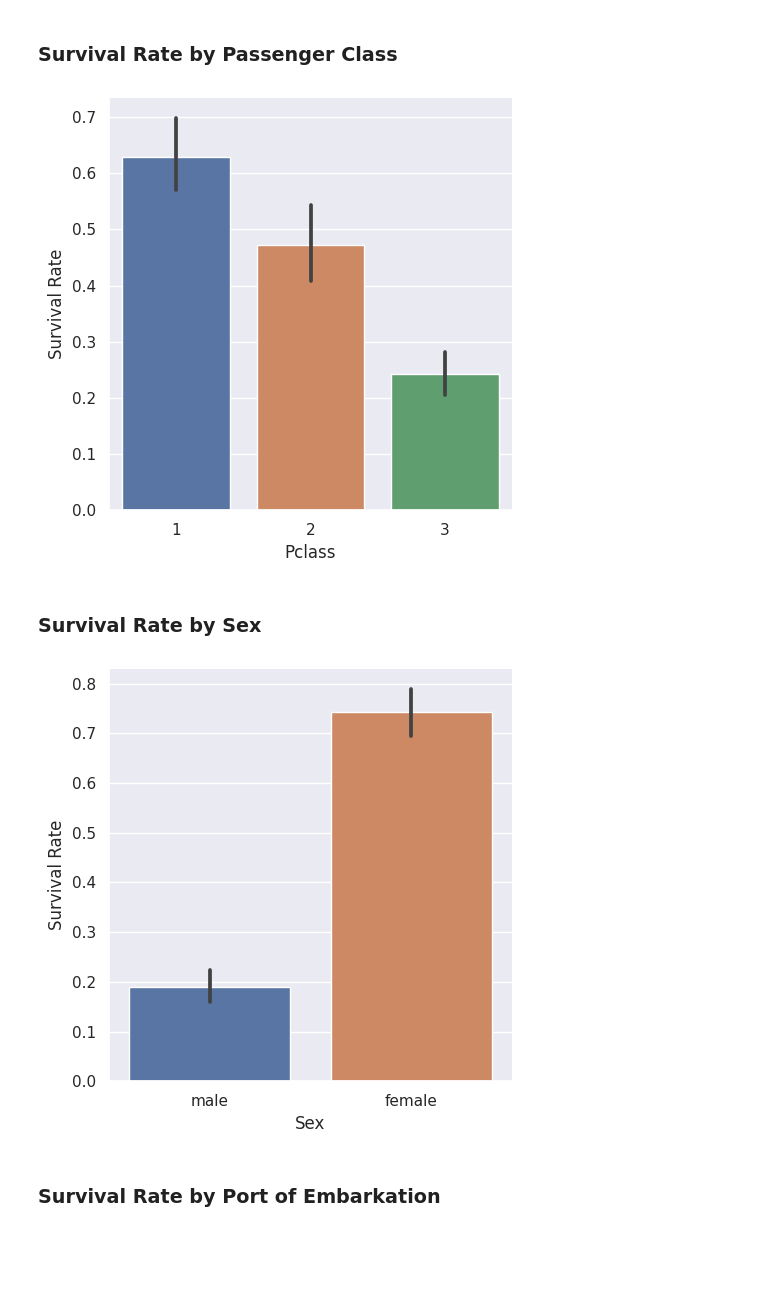
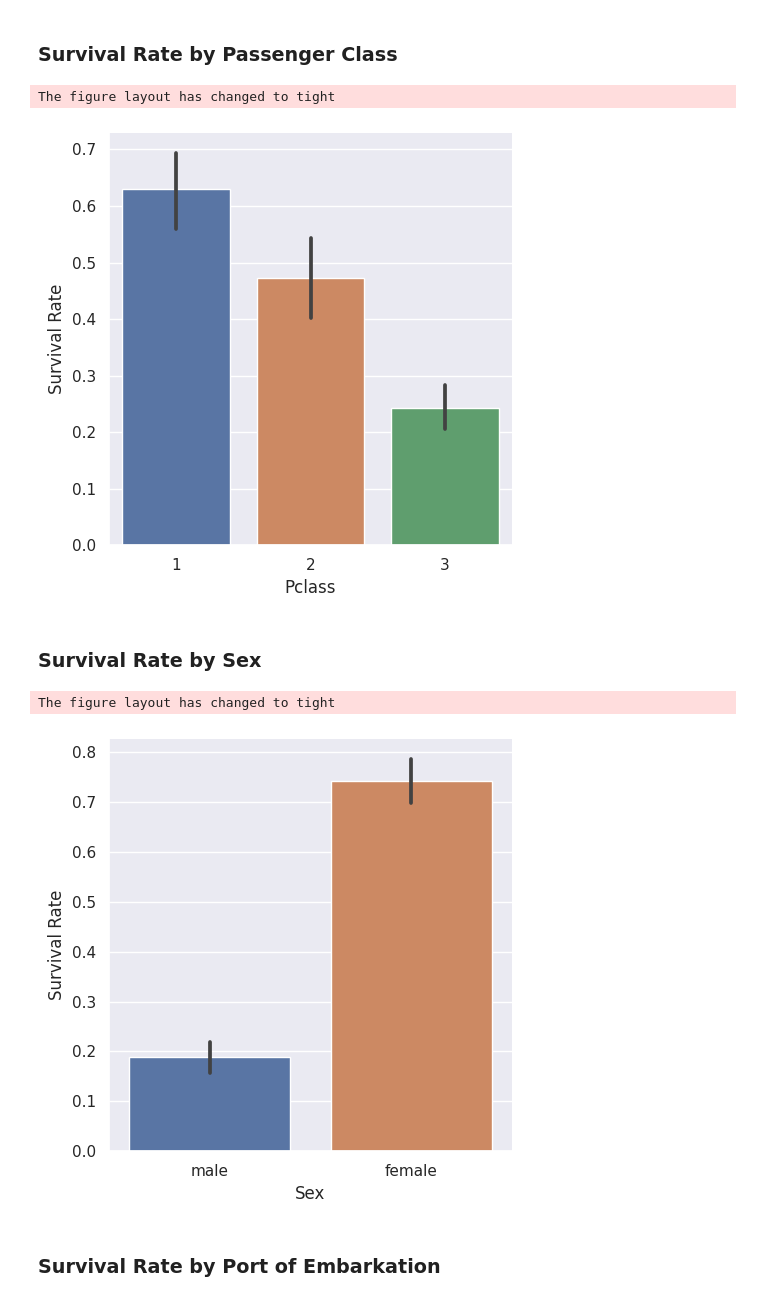
Before and after one commit to JamesFCoffey/ml-ds-techniques, a Jupyter notebook: notebooks/titanic.ipynb, the cells around one changed output. Cells and saved outputs as stored; diff of their text form; code cells hidden in the pictures; blank space fills up the shorter version.

```diff
--- a/notebooks/titanic.ipynb
+++ b/notebooks/titanic.ipynb
@@ -559,24 +599,20 @@ g.map_diag(sns.histplot, kde=True)
 # %% [markdown]
 ### Survival Rate by Passenger Class
 # %%
-sns.catplot(
-    x="Pclass",
-    y="Survived",
-    kind="bar",
-    data=train
-).set_axis_labels("Pclass", "Survival Rate");
+sns.catplot(x="Pclass", y="Survived", kind="bar", data=train).set_axis_labels(
+    "Pclass", "Survival Rate"
+);
 # %% [output]
+The figure layout has changed to tight
-[figure, old version]
+[figure, new version]
 # %% [markdown]
 ### Survival Rate by Sex
 # %%
-sns.catplot(
-    x="Sex",
-    y="Survived",
-    kind="bar",
-    data=train
-).set_axis_labels("Sex", "Survival Rate");
+sns.catplot(x="Sex", y="Survived", kind="bar", data=train).set_axis_labels(
+    "Sex", "Survival Rate"
+);
 # %% [output]
+The figure layout has changed to tight
 [figure]
 # %% [markdown]
 ### Survival Rate by Port of Embarkation
```
Also changed, not shown: parts of 63 cells of this notebook.
